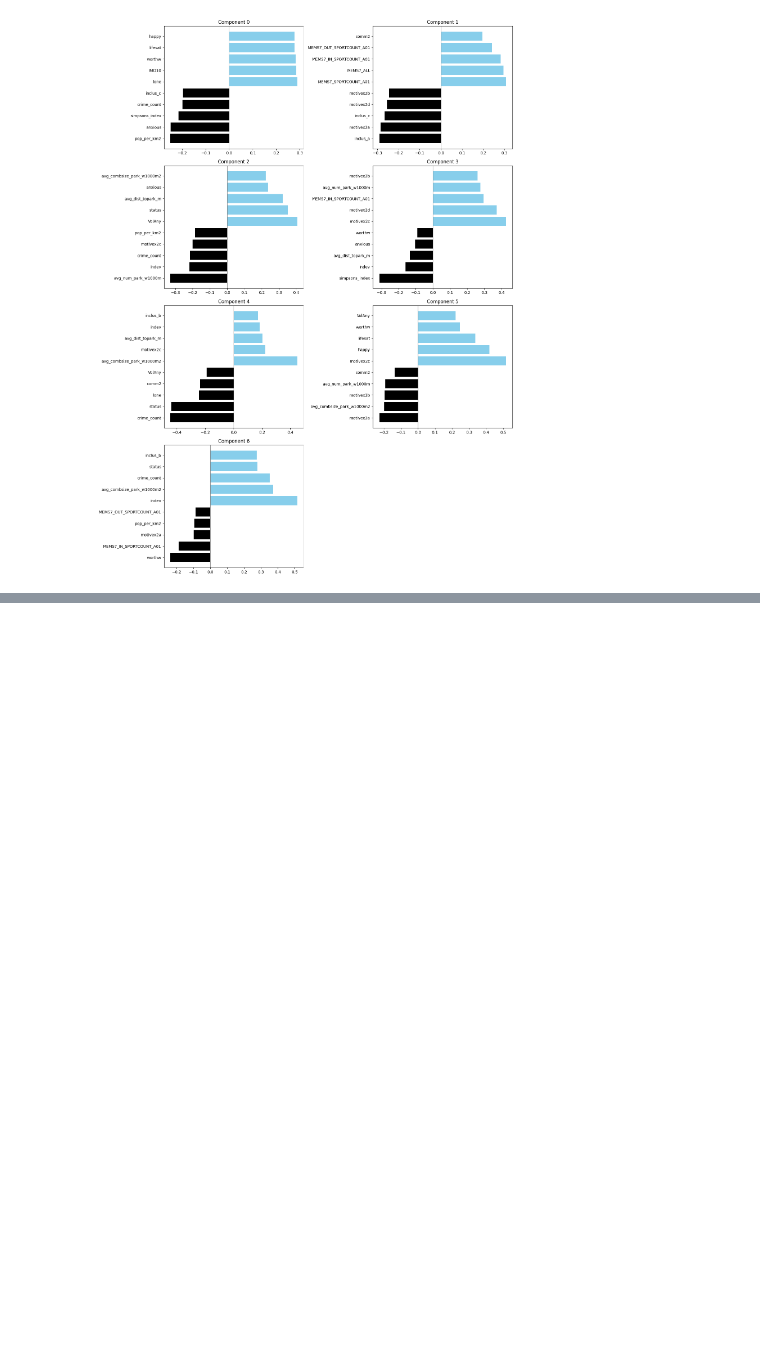
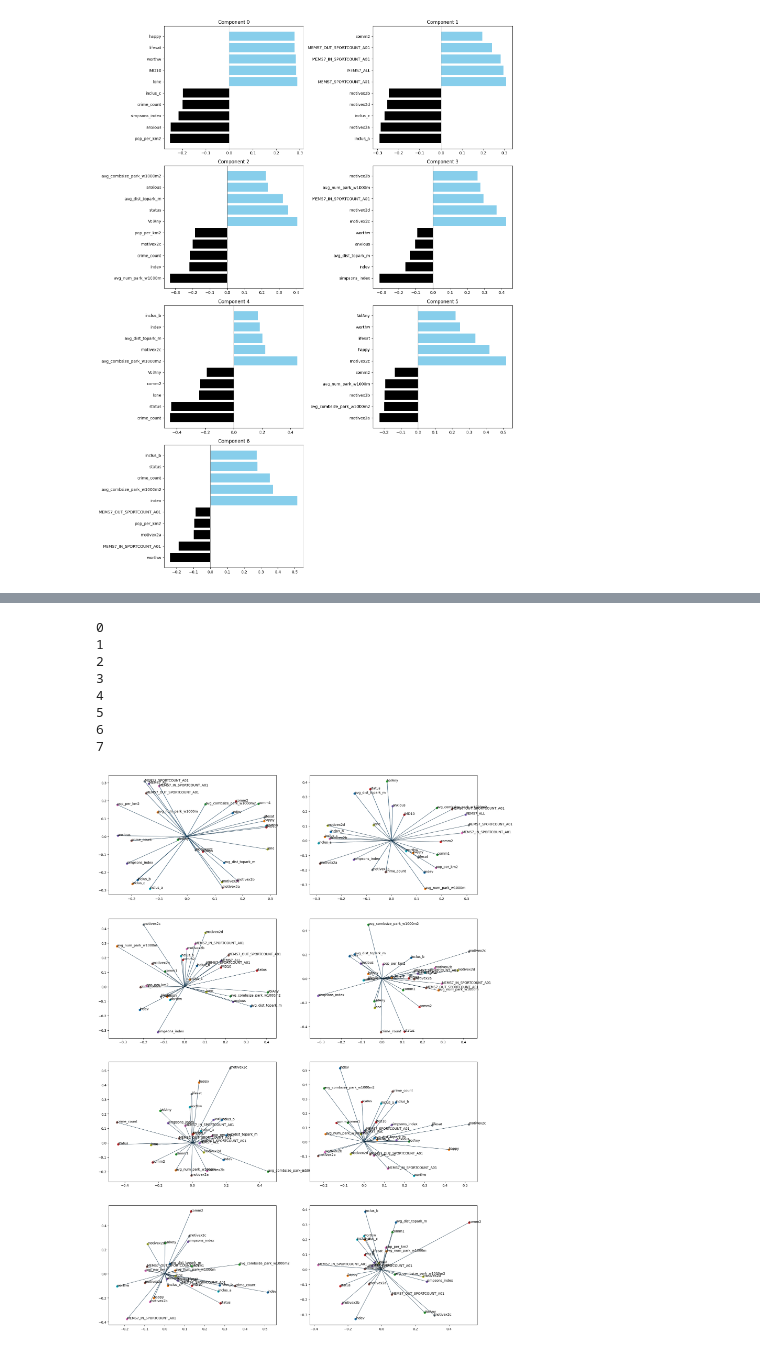
Before and after one commit to ferguswatson39/london_sport2, a Jupyter notebook: exploration/determinants_eda/eda_consolidation.ipynb, the cells around one changed output, grey strips where cells are left out. Saved outputs shown, nothing was run; the diff lists cells and outputs as text; code cells hidden in the pictures; blank space fills up the shorter version.

```diff
--- a/exploration/determinants_eda/eda_consolidation.ipynb
+++ b/exploration/determinants_eda/eda_consolidation.ipynb
@@ -642,0 +664,33 @@ plt.show()
+# %%
+
+def gen_plots():
+    fig, axes = plt.subplots(4, 2, figsize=(20, 30))
+    axes = axes.flatten()
+    for idx in range(8):
+        if idx > 7:
+            return 'done'
+        print(idx)
+        xs = loadings[idx]
+        ys = loadings[idx+1]
+        feature_names = boroughs.columns
+        for i, names in enumerate(feature_names):
+            axes[idx].scatter(xs[i], ys[i])
+            axes[idx].arrow(
+                0, 0,
+                xs[i],
+                ys[i],
+                linewidth = 0.25
+            )
+            axes[idx].text(xs[i], ys[i], names)
+
+gen_plots()
+# %% [output]
+0
+1
+2
+3
+4
+5
+6
+7
+[figure, added]
```
Also changed, not shown: parts of 23 cells of this notebook, 1 other file.
